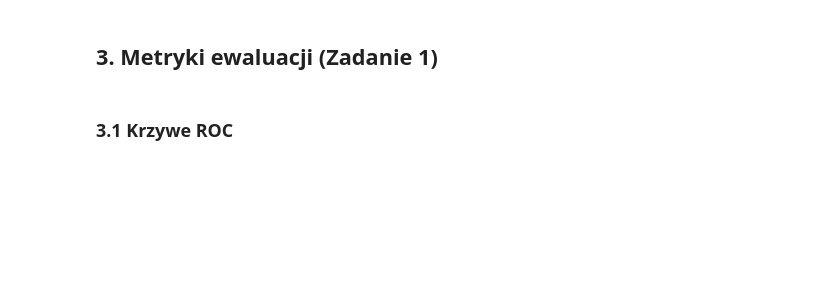
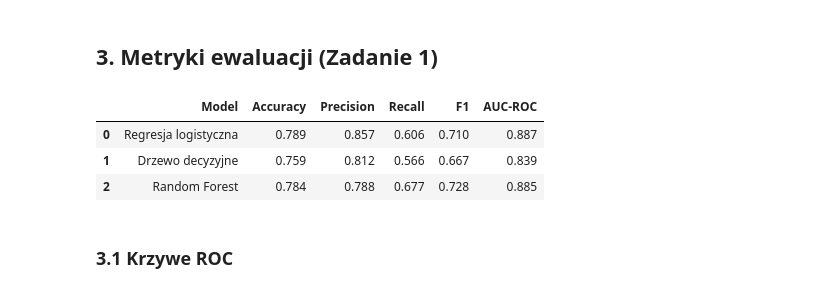
Before and after one commit to metrics-or-it-didnt-happen/lab12-model-tournament, a Jupyter notebook: model_tournament.ipynb, the cells around one changed output. Cells and saved outputs as stored; diff of their text form; code cells hidden in the pictures; blank space fills up the shorter version.

```diff
--- a/model_tournament.ipynb
+++ b/model_tournament.ipynb
@@ -86,45 +93,46 @@ print("Modele wytrenowane.")
 # %% [markdown]
 ## 3. Metryki ewaluacji (Zadanie 1)
 # %%
-# TODO: Oblicz metryki dla każdego modelu
-# Dla każdego modelu oblicz: accuracy, precision, recall, f1, auc-roc
-#
-# Wskazówka: AUC-ROC wymaga prawdopodobieństw:
-# y_proba_lr = lr.predict_proba(X_test_scaled)[:, 1]
-# y_proba_dt = dt.predict_proba(X_test)[:, 1]
-# y_proba_rf = rf.predict_proba(X_test)[:, 1]
-#
-# metrics = pd.DataFrame({
-#     "Model": ["Regresja logistyczna", "Drzewo decyzyjne", "Random Forest"],
-#     "Accuracy": [
-#         accuracy_score(y_test, y_pred_lr),
-#         accuracy_score(y_test, y_pred_dt),
-#         accuracy_score(y_test, y_pred_rf),
-#     ],
-#     "Precision": [
-#         precision_score(y_test, y_pred_lr, zero_division=0),
-#         precision_score(y_test, y_pred_dt, zero_division=0),
-#         precision_score(y_test, y_pred_rf, zero_division=0),
-#     ],
-#     "Recall": [
-#         recall_score(y_test, y_pred_lr, zero_division=0),
-#         recall_score(y_test, y_pred_dt, zero_division=0),
-#         recall_score(y_test, y_pred_rf, zero_division=0),
-#     ],
-#     "F1": [
-#         f1_score(y_test, y_pred_lr, zero_division=0),
-#         f1_score(y_test, y_pred_dt, zero_division=0),
-#         f1_score(y_test, y_pred_rf, zero_division=0),
-#     ],
-#     "AUC-ROC": [
-#         roc_auc_score(y_test, y_proba_lr),
-#         roc_auc_score(y_test, y_proba_dt),
-#         roc_auc_score(y_test, y_proba_rf),
-#     ],
-# })
-#
-# metrics.style.format({"Accuracy": "{:.3f}", "Precision": "{:.3f}",
-#                        "Recall": "{:.3f}", "F1": "{:.3f}", "AUC-ROC": "{:.3f}"})
+y_proba_lr = lr.predict_proba(X_test_scaled)[:, 1]
+y_proba_dt = dt.predict_proba(X_test)[:, 1]
+y_proba_rf = rf.predict_proba(X_test)[:, 1]
+
+metrics = pd.DataFrame({
+    "Model": ["Regresja logistyczna", "Drzewo decyzyjne", "Random Forest"],
+    "Accuracy": [
+        accuracy_score(y_test, y_pred_lr),
+        accuracy_score(y_test, y_pred_dt),
+        accuracy_score(y_test, y_pred_rf),
+    ],
+    "Precision": [
+        precision_score(y_test, y_pred_lr, zero_division=0),
+        precision_score(y_test, y_pred_dt, zero_division=0),
+        precision_score(y_test, y_pred_rf, zero_division=0),
+    ],
+    "Recall": [
+        recall_score(y_test, y_pred_lr, zero_division=0),
+        recall_score(y_test, y_pred_dt, zero_division=0),
+        recall_score(y_test, y_pred_rf, zero_division=0),
+    ],
+    "F1": [
+        f1_score(y_test, y_pred_lr, zero_division=0),
+        f1_score(y_test, y_pred_dt, zero_division=0),
+        f1_score(y_test, y_pred_rf, zero_division=0),
+    ],
+    "AUC-ROC": [
+        roc_auc_score(y_test, y_proba_lr),
+        roc_auc_score(y_test, y_proba_dt),
+        roc_auc_score(y_test, y_proba_rf),
+    ],
+})
+
+metrics.style.format({"Accuracy": "{:.3f}", "Precision": "{:.3f}",
+                       "Recall": "{:.3f}", "F1": "{:.3f}", "AUC-ROC": "{:.3f}"})
+# %% [output]
+|  | Model | Accuracy | Precision | Recall | F1 | AUC-ROC |
+| 0 | Regresja logistyczna | 0.789 | 0.857 | 0.606 | 0.710 | 0.887 |
+| 1 | Drzewo decyzyjne | 0.759 | 0.812 | 0.566 | 0.667 | 0.839 |
+| 2 | Random Forest | 0.784 | 0.788 | 0.677 | 0.728 | 0.885 |
 # %% [markdown]
 ### 3.1 Krzywe ROC
 # %%
```
Also changed, not shown: parts of 18 cells of this notebook.
